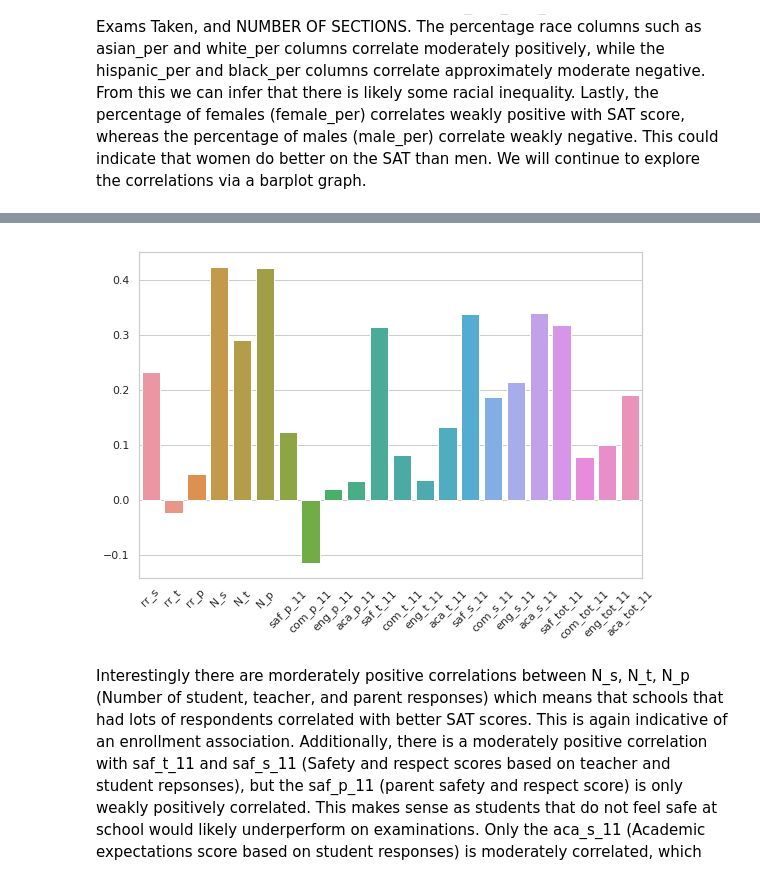
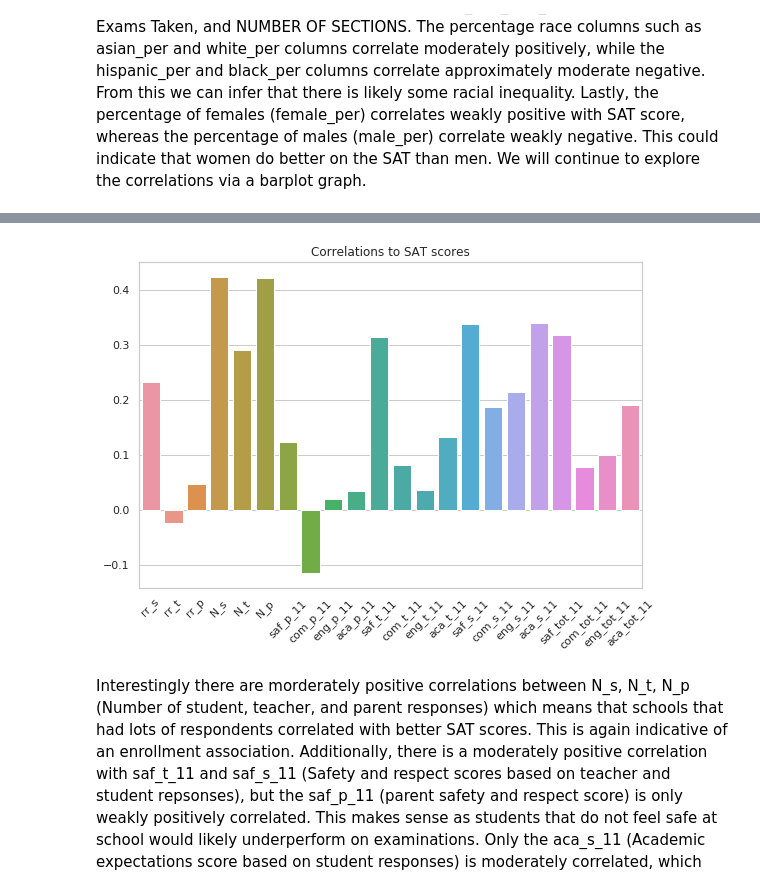
Before and after one commit to pgladkevich/dataquest-projects, a Jupyter notebook: Analyzing NYC High School Data.ipynb, the cells around one changed output, grey strips where cells are left out. Drawn from its saved outputs; the diff is of its cells as text; code cells hidden in the pictures.

```diff
--- a/Analyzing NYC High School Data.ipynb
+++ b/Analyzing NYC High School Data.ipynb
@@ -41,7 +41,7 @@ data = {}
 # Iterate through the list of datasets
 for f in data_files:
     # Read each dataset into a dataframe
-    d = pd.read_csv("/Users/pgladkevich/Desktop/coding/projects/datasets/Guided Project_ Analyzing NYC High School Data/{0}".format(f))
+    d = pd.read_csv("/Users/pgladkevich/Desktop/coding/projects/datasets/Analyzing_NYC_High_School_Data/{0}".format(f))
     # Store it as a key-value pair
     data[f.replace(".csv", "")] = d
 # %% [markdown]
@@ -50,9 +50,9 @@ We can do the same for the csv's that contain survey data and then combine it in
 ![image.png](attachment:image.png)
 # %%
 # The files are tab delimited and encoded with Windows-1252
-all_survey = pd.read_csv("/Users/pgladkevich/Desktop/coding/projects/datasets/Guided Project_ Analyzing NYC High School Data/survey_all.txt",
+all_survey = pd.read_csv("/Users/pgladkevich/Desktop/coding/projects/datasets/Analyzing_NYC_High_School_Data/survey_all.txt",
                          delimiter="\t", encoding='windows-1252')
-d75_survey = pd.read_csv("/Users/pgladkevich/Desktop/coding/projects/datasets/Guided Project_ Analyzing NYC High School Data/survey_d75.txt",
+d75_survey = pd.read_csv("/Users/pgladkevich/Desktop/coding/projects/datasets/Analyzing_NYC_High_School_Data/survey_d75.txt",
                          delimiter="\t", encoding='windows-1252')
 
 # Combine the two surveys across the rows, so that d75_survey is appended below all_survey
@@ -287,11 +289,16 @@ eng_tot_11    0.100102
 aca_tot_11    0.190966
 Name: sat_score, dtype: float64
 # %%
+# Created the matplotlib.pyplot figure and axes objects
 f,ax = plt.subplots(figsize=(9,6))
+# Use the seaborn library to create a barplot of the correlations
 sns.barplot(x=corr.index, y=corr.values, ax=ax)
+# Set title
+plt.title("Correlations to SAT scores")
+# Rotate x-axis labels for readability
 _= ax.set_xticklabels(ax.get_xticklabels(), rotation=45)
 # %% [output]
-[figure, old version]
+[figure, new version]
 # %% [markdown]
 Interestingly there are morderately positive correlations between N_s, N_t, N_p (Number of student, teacher, and parent responses) which means that schools that had lots of respondents correlated with better SAT scores. This is again indicative of an enrollment association. Additionally, there is a moderately positive correlation with saf_t_11 and saf_s_11 (Safety and respect scores based on teacher and student repsonses), but the saf_p_11 (parent safety and respect score) is only weakly positively correlated. This makes sense as students that do not feel safe at school would likely underperform on examinations. Only the aca_s_11 (Academic expectations score based on student responses) is moderately correlated, which might mean that parents and teachers (aca_p_11, aca_t_11) are far less attuned to student's potential results than the students themselves.
 # %% [markdown]
```
Also changed, not shown: parts of 34 cells of this notebook.
